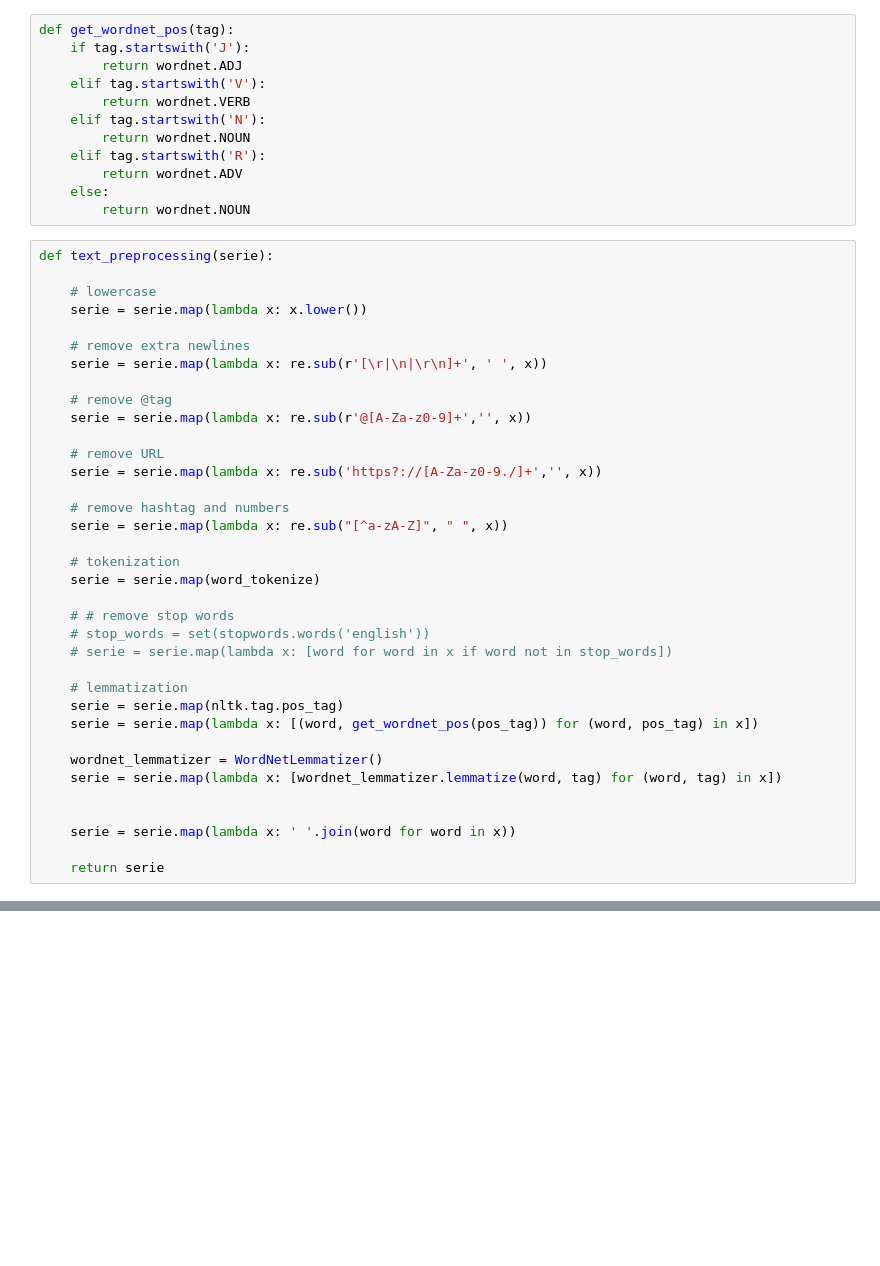
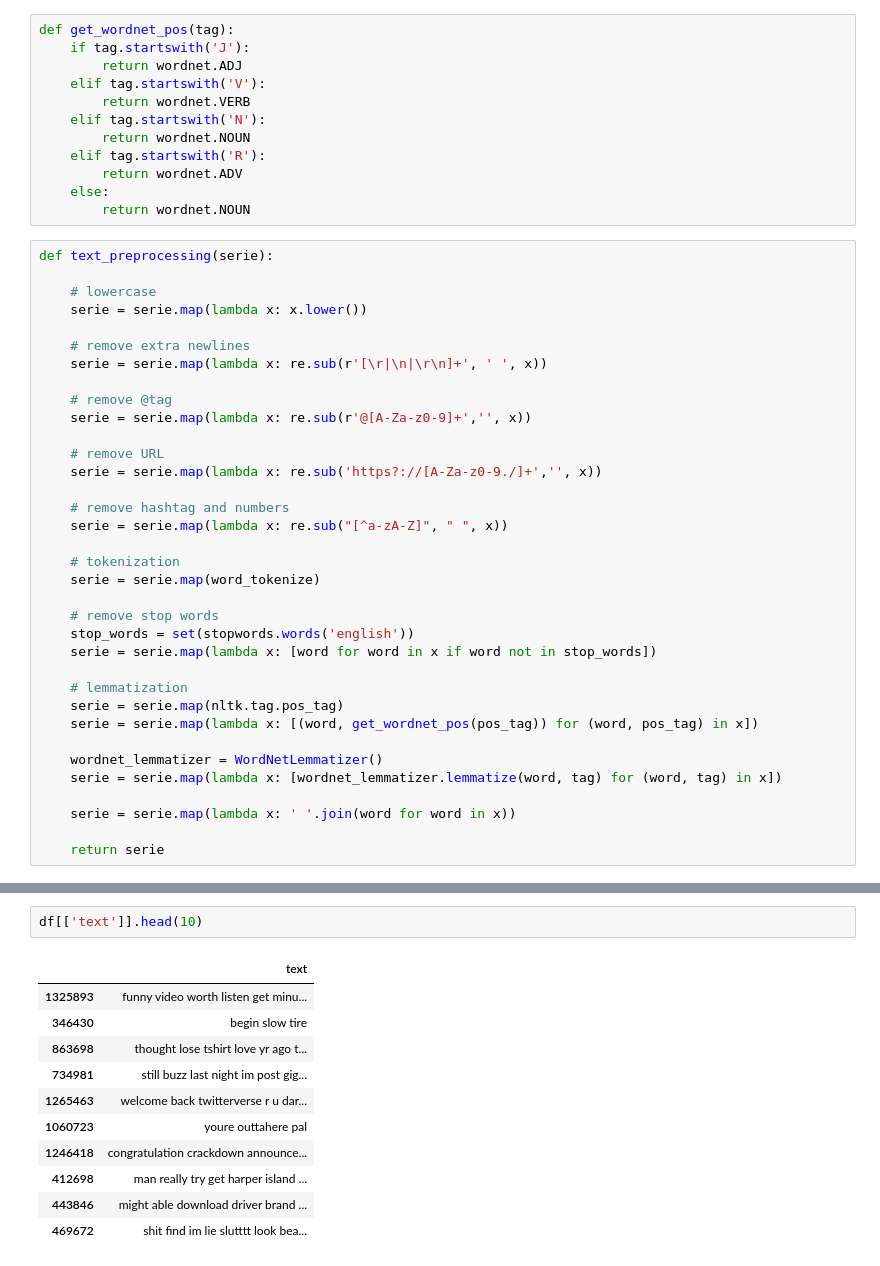
Before and after one commit to baptiste-pasquier/data_2A, a Jupyter notebook: preprocessing.ipynb, the cells around one changed output, grey strips where cells are left out. Drawn from its saved outputs; the diff is of its cells as text; blank space fills up the shorter version.

```diff
--- a/preprocessing.ipynb
+++ b/preprocessing.ipynb
@@ -89,9 +45,9 @@ def text_preprocessing(serie):
     # tokenization
     serie = serie.map(word_tokenize)
 
-    # # remove stop words
-    # stop_words = set(stopwords.words('english'))
-    # serie = serie.map(lambda x: [word for word in x if word not in stop_words])
+    # remove stop words
+    stop_words = set(stopwords.words('english'))
+    serie = serie.map(lambda x: [word for word in x if word not in stop_words])
 
     # lemmatization
     serie = serie.map(nltk.tag.pos_tag)
@@ -100,7 +56,6 @@ def text_preprocessing(serie):
     wordnet_lemmatizer = WordNetLemmatizer()
     serie = serie.map(lambda x: [wordnet_lemmatizer.lemmatize(word, tag) for (word, tag) in x])
 
-
     serie = serie.map(lambda x: ' '.join(word for word in x))
 
     return serie
@@ -112,2 +129,16 @@ df.text = text_preprocessing(df.text)
+# %%
+df[['text']].head(10)
+# %% [output]
+|  | text |
+| 1325893 | funny video worth listen get minu... |
+| 346430 | begin slow tire |
+| 863698 | thought lose tshirt love yr ago t... |
+| 734981 | still buzz last night im post gig... |
+| 1265463 | welcome back twitterverse r u dar... |
+| 1060723 | youre outtahere pal |
+| 1246418 | congratulation crackdown announce... |
+| 412698 | man really try get harper island ... |
+| 443846 | might able download driver brand ... |
+| 469672 | shit find im lie slutttt look bea... |
 # %%
 %%time
```
Also changed, not shown: parts of 22 cells of this notebook, 5 other files.
